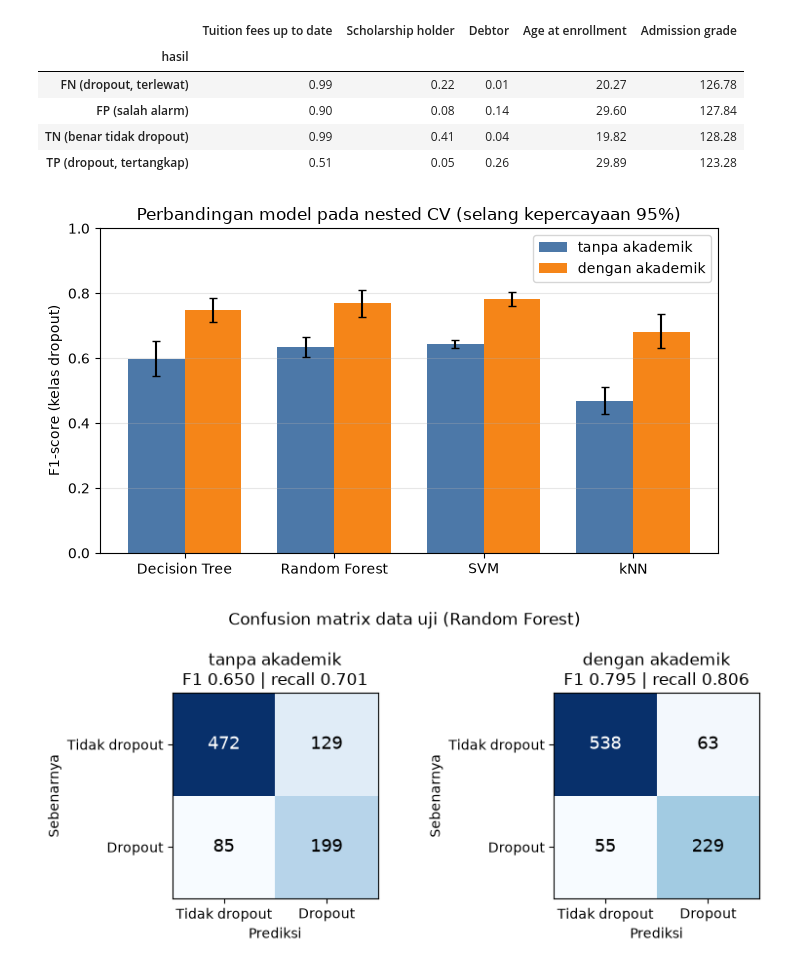
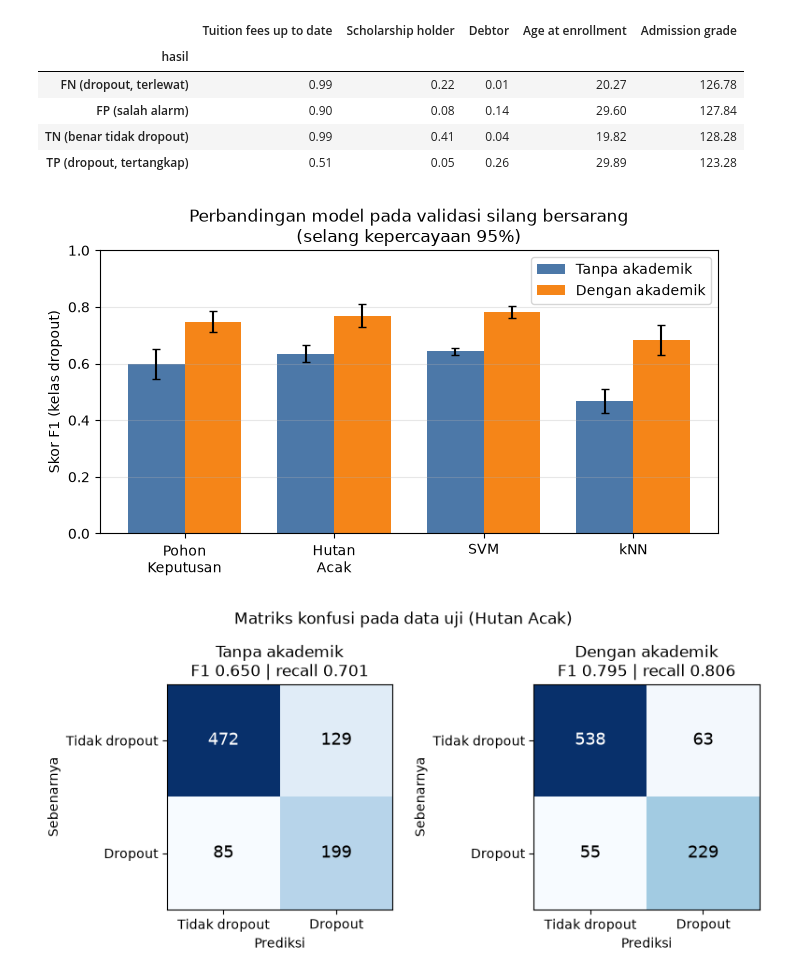
Before and after one commit to bott45/UTS_ML_Dropout, a Jupyter notebook: notebooks/03_model_cv.ipynb, the cells around one changed output. Saved outputs shown, nothing was run; the diff lists cells and outputs as text; code cells hidden in the pictures.

Commit message:
Ubah teks gambar ke bahasa Indonesia

```diff
--- a/notebooks/03_model_cv.ipynb
+++ b/notebooks/03_model_cv.ipynb
@@ -169,42 +169,44 @@ import numpy as np
 import pandas as pd
 import matplotlib.pyplot as plt
 
 os.makedirs("../report/gambar", exist_ok=True)
 cv = pd.read_csv("../results/hasil_cv.csv")
 with open("../results/hasil_uji_sekali.json") as f:
     uji = json.load(f)
 
-# Gambar 1: F1 hasil nested CV dengan selang kepercayaan
-model = ["Decision Tree", "Random Forest", "SVM", "kNN"]
+NAMA_MODEL = {"Decision Tree": "Pohon\nKeputusan", "Random Forest": "Hutan\nAcak", "SVM": "SVM", "kNN": "kNN"}
+model = list(NAMA_MODEL)
 skenario = ["tanpa akademik", "dengan akademik"]
 warna = {"tanpa akademik": "#4c78a8", "dengan akademik": "#f58518"}
 x = np.arange(len(model)); lebar = 0.38
 
+# Gambar 1: F1 hasil validasi silang bersarang dengan selang kepercayaan
 fig, ax = plt.subplots(figsize=(7, 4))
 for i, s in enumerate(skenario):
     d = cv[(cv.skenario == s) & (cv.model.isin(model))].set_index("model").loc[model]
     err = [d.F1 - d.F1_CI_bawah, d.F1_CI_atas - d.F1]
-    ax.bar(x + (i - 0.5) * lebar, d.F1, lebar, yerr=err, capsize=3, label=s, color=warna[s])
-ax.set_xticks(x); ax.set_xticklabels(model)
-ax.set_ylabel("F1-score (kelas dropout)"); ax.set_ylim(0, 1)
-ax.set_title("Perbandingan model pada nested CV (selang kepercayaan 95%)")
+    ax.bar(x + (i - 0.5) * lebar, d.F1, lebar, yerr=err, capsize=3, label=s.capitalize(), color=warna[s])
+ax.set_xticks(x); ax.set_xticklabels([NAMA_MODEL[m] for m in model])
+ax.set_ylabel("Skor F1 (kelas dropout)"); ax.set_ylim(0, 1)
+ax.set_title("Perbandingan model pada validasi silang bersarang\n(selang kepercayaan 95%)")
 ax.legend(); ax.grid(axis="y", alpha=0.3)
 fig.tight_layout(); fig.savefig("../report/gambar/f1_cv.png", dpi=200); plt.show()
 
-# Gambar 2: confusion matrix data uji
-fig, axes = plt.subplots(1, 2, figsize=(8, 3.6))
+# Gambar 2: matriks konfusi data uji
+fig, axes = plt.subplots(1, 2, figsize=(8, 3.8))
 for ax, s in zip(axes, skenario):
     cm = np.array(uji[s]["confusion_matrix"])
     ax.imshow(cm, cmap="Blues")
     for (i, j), v in np.ndenumerate(cm):
         ax.text(j, i, v, ha="center", va="center", fontsize=13,
                 color="white" if v > cm.max() / 2 else "black")
     ax.set_xticks([0, 1]); ax.set_yticks([0, 1])
     ax.set_xticklabels(["Tidak dropout", "Dropout"]); ax.set_yticklabels(["Tidak dropout", "Dropout"])
     ax.set_xlabel("Prediksi"); ax.set_ylabel("Sebenarnya")
-    ax.set_title(f"{s}\nF1 {uji[s]['F1']:.3f} | recall {uji[s]['recall']:.3f}")
-fig.suptitle(f"Confusion matrix data uji ({uji[skenario[0]]['model']})")
+    ax.set_title(f"{s.capitalize()}\nF1 {uji[s]['F1']:.3f} | recall {uji[s]['recall']:.3f}")
+nama_final = NAMA_MODEL.get(uji[skenario[0]]["model"], uji[skenario[0]]["model"]).replace("\n", " ")
+fig.suptitle(f"Matriks konfusi pada data uji ({nama_final})")
 fig.tight_layout(); fig.savefig("../report/gambar/confusion_matrix.png", dpi=200); plt.show()
 # %% [output]
-[figure, old version]
+[figure, new version]
-[figure, old version]
+[figure, new version]
```
Also changed, not shown: parts of 4 cells of this notebook, 5 other files.
